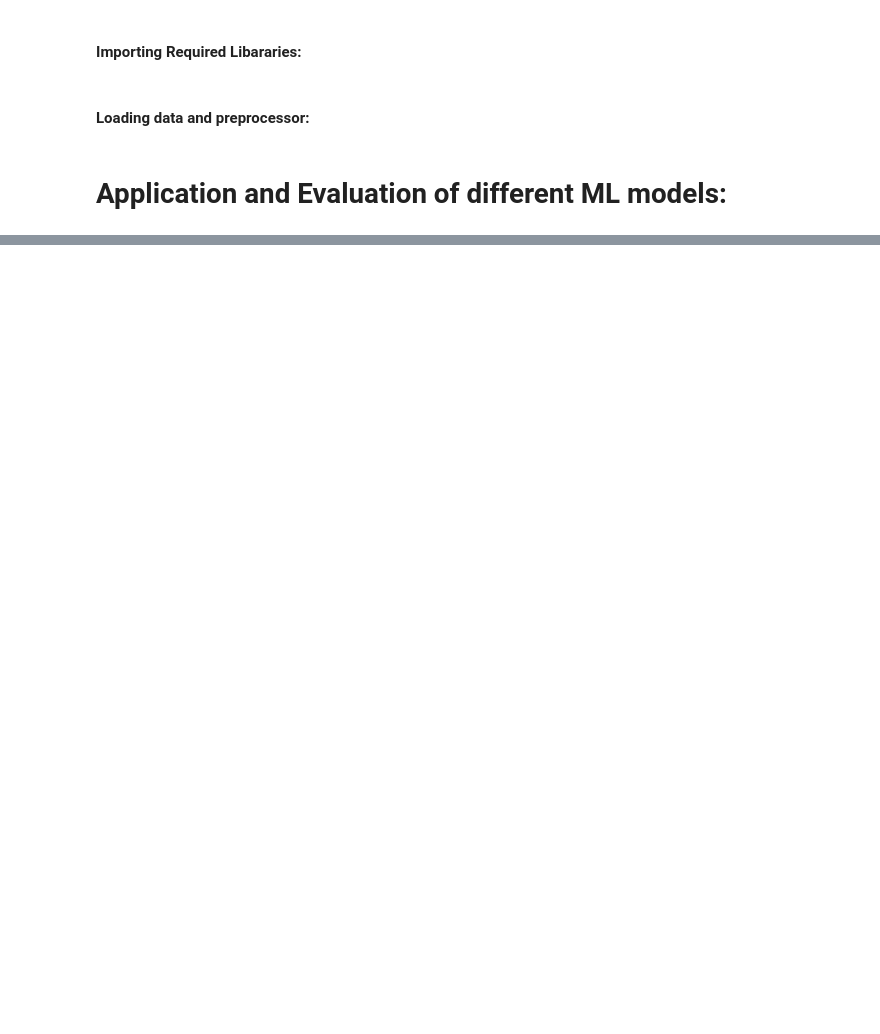
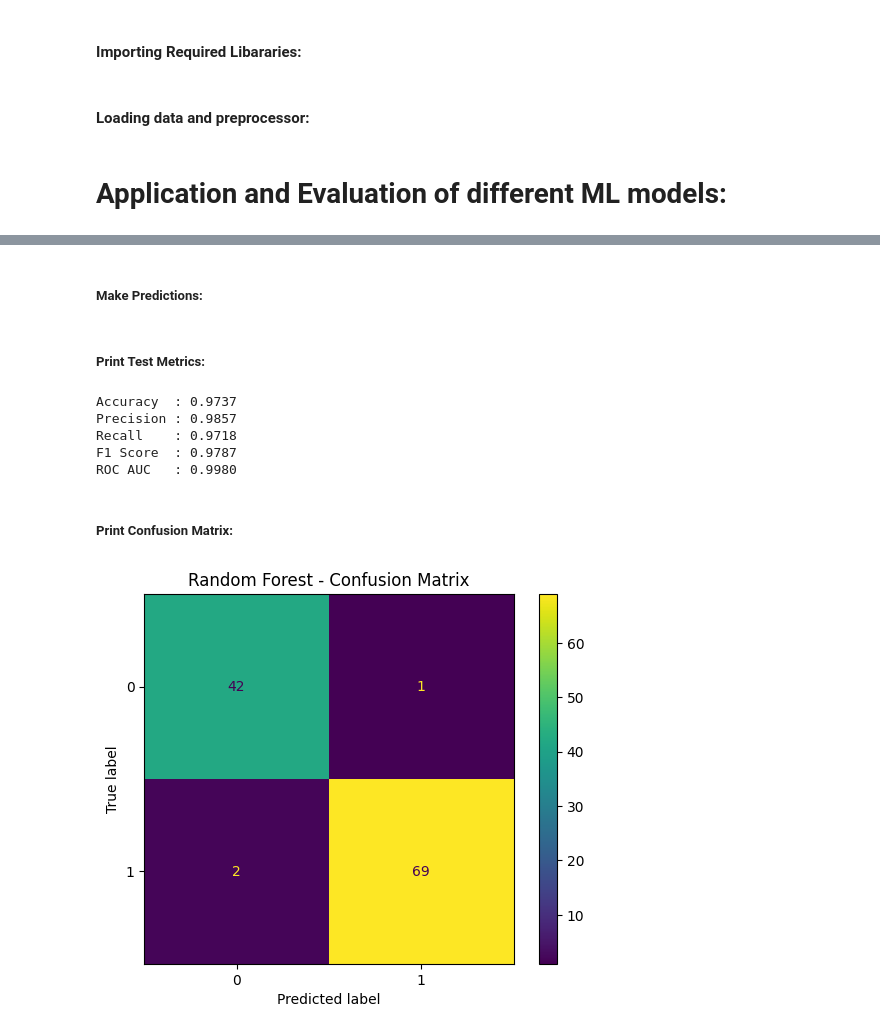
Before and after one commit to Sami-ur-Rehman1073/breast_cancer_prediction, a Jupyter notebook: notebooks/03_modeling.ipynb, the cells around one changed output, grey strips where cells are left out. Saved outputs shown, nothing was run; the diff lists cells and outputs as text; code cells hidden in the pictures; blank space fills up the shorter version.

```diff
--- a/notebooks/03_modeling.ipynb
+++ b/notebooks/03_modeling.ipynb
@@ -189,0 +199,7 @@ By looking at the comparison, I find out that there is no overfitting.
+# %%
+def print_confusion_matrix(y_test, test_predictions, model_name):
+
+    ConfusionMatrixDisplay.from_predictions(y_test, test_predictions)
+
+    plt.title(f"{model_name} - Confusion Matrix")
+    plt.show()
@@ -189,0 +332,2 @@ By looking at the comparison, I find out that there is no overfitting.
+# %% [markdown]
+##### Make Predictions:
@@ -189,0 +345,24 @@ By looking at the comparison, I find out that there is no overfitting.
+# %% [markdown]
+##### Print Test Metrics:
+# %%
+metrics = print_test_metrics(
+    y_test=y_test,
+    test_predictions=test_predictions,
+    test_probabilities=test_probabilities
+)
+# %% [output]
+Accuracy  : 0.9737
+Precision : 0.9857
+Recall    : 0.9718
+F1 Score  : 0.9787
+ROC AUC   : 0.9980
+# %% [markdown]
+##### Print Confusion Matrix:
+# %%
+print_confusion_matrix(
+    y_test=y_test,
+    test_predictions=test_predictions,
+    model_name="Random Forest"
+)
+# %% [output]
+[figure, added]
```
Also changed, not shown: parts of 108 cells of this notebook.
